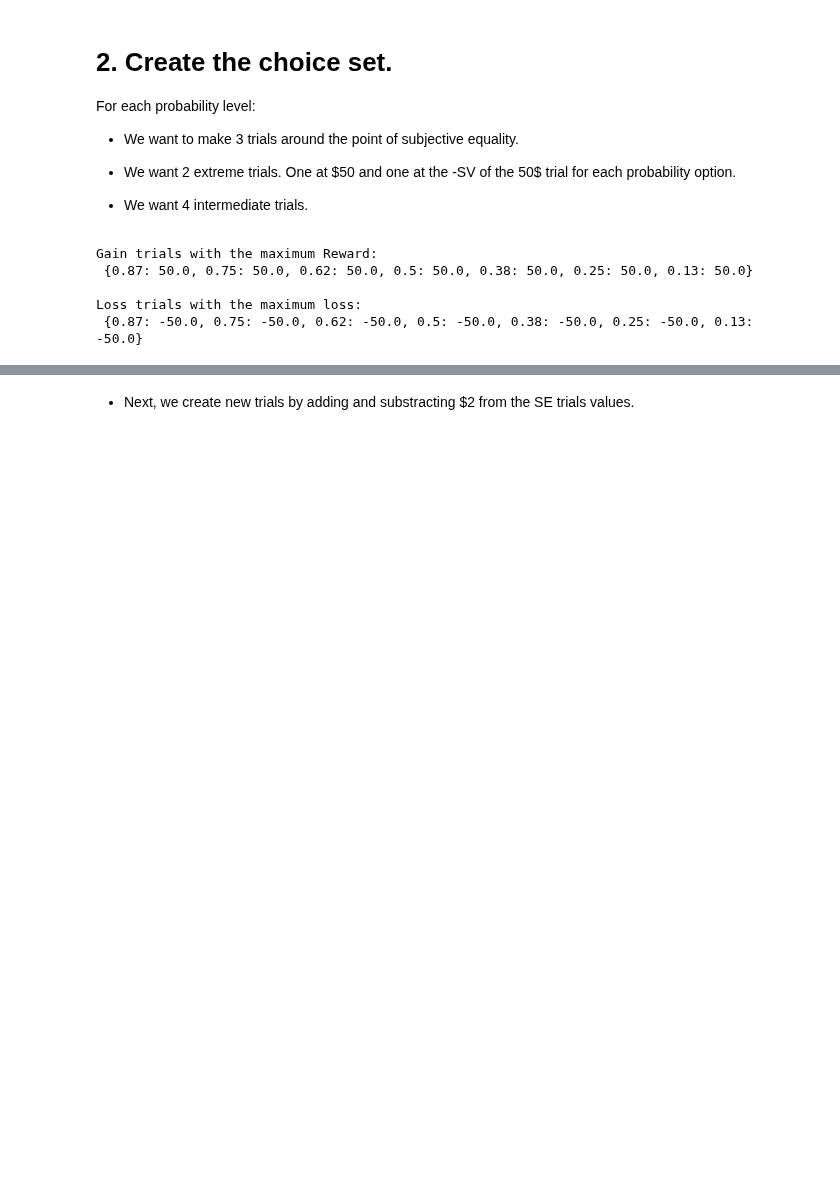
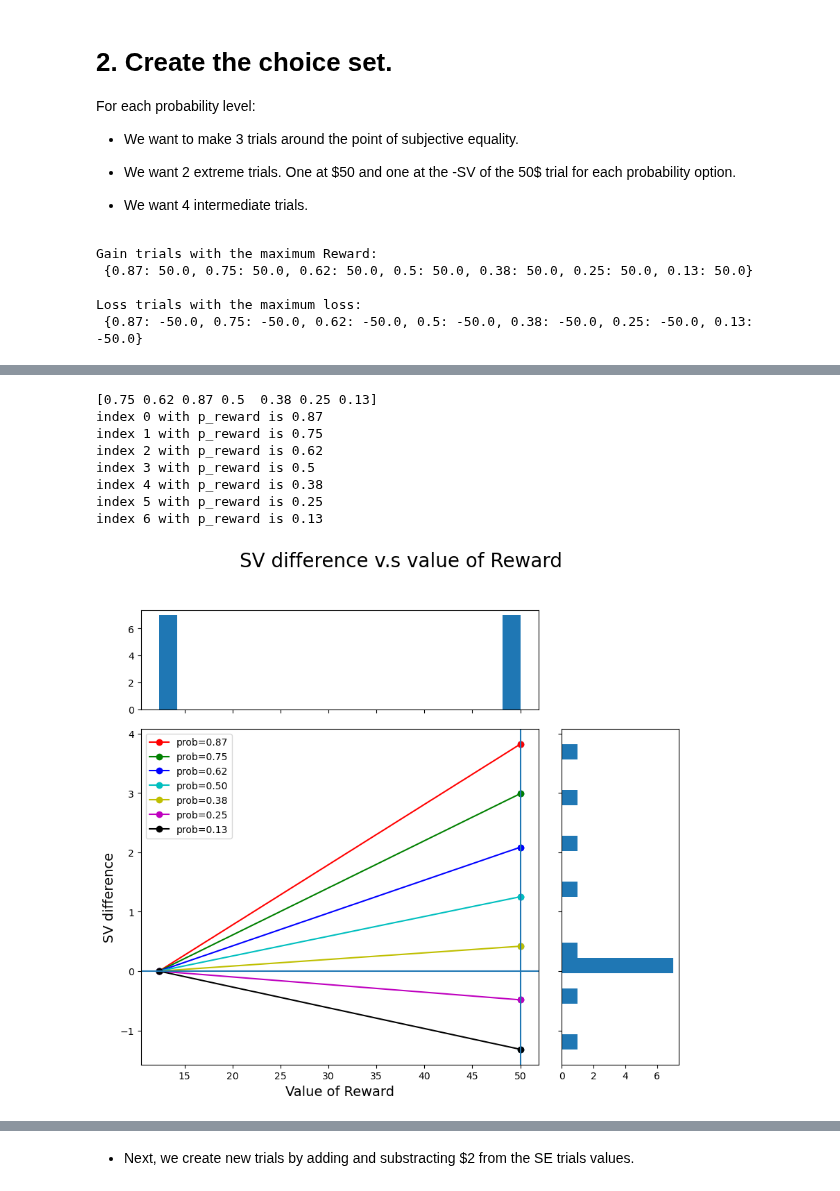
Before and after one commit to CDN-Lab/Adaptive_Choicesets, a Jupyter notebook: symmetrical_choice_set.ipynb, the cells around one changed output, grey strips where cells are left out. Saved outputs shown, nothing was run; the diff lists cells and outputs as text; code cells hidden in the pictures; blank space fills up the shorter version.

```diff
--- a/symmetrical_choice_set.ipynb
+++ b/symmetrical_choice_set.ipynb
@@ -222,0 +235,8 @@ TypeError: '<' not supported between instances of 'str' and 'int'
+# %%
+df_Trials_gains = pd.concat([df_pos, df_SE_pos],ignore_index=True)
+df_Trials_gains = df_Trials_gains.drop(columns=['value_safe_SE','value_lott_SE','SV_New_Safe'])
+
+df_Trials_gains['SV_Safe'] = df_Trials_gains['Value_Safe']**alpha_pos
+df_Trials_gains['deltaSV'] = df_Trials_gains['SV_reward'] - df_Trials_gains['SV_Safe']
+df_Trials_gains.loc[df_Trials_gains['category'] == 'SE_pos', 'deltaSV'] = 0
+df_Trials_gains
@@ -223,3 +259,16 @@ TypeError: '<' not supported between instances of 'str' and 'int'
+# %%
+
+plot_scatter_hist(df_Trials_gains)
+# %% [output]
+[0.75 0.62 0.87 0.5  0.38 0.25 0.13]
+index 0 with p_reward is 0.87
+index 1 with p_reward is 0.75
+index 2 with p_reward is 0.62
+index 3 with p_reward is 0.5
+index 4 with p_reward is 0.38
+index 5 with p_reward is 0.25
+index 6 with p_reward is 0.13
+[figure, added]
 # %%
 #First, we compute the Subjective indiference trials.
 
```
Also changed, not shown: parts of 11 cells of this notebook.
